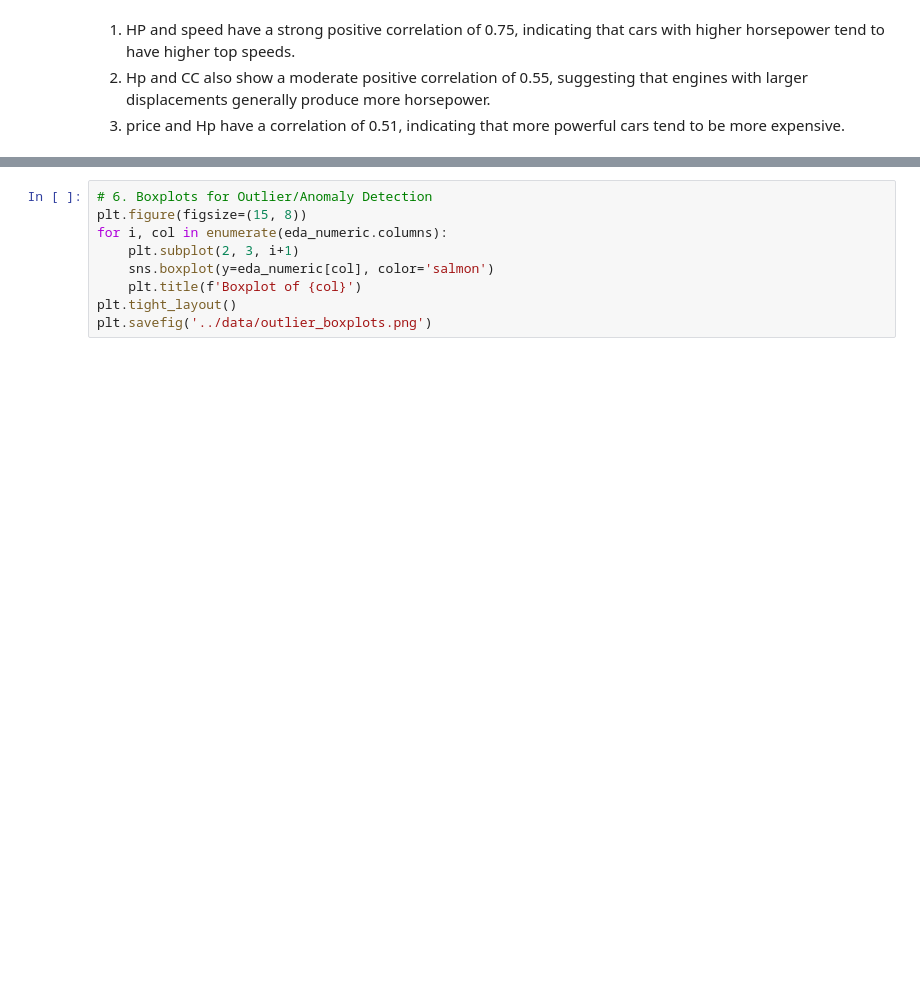
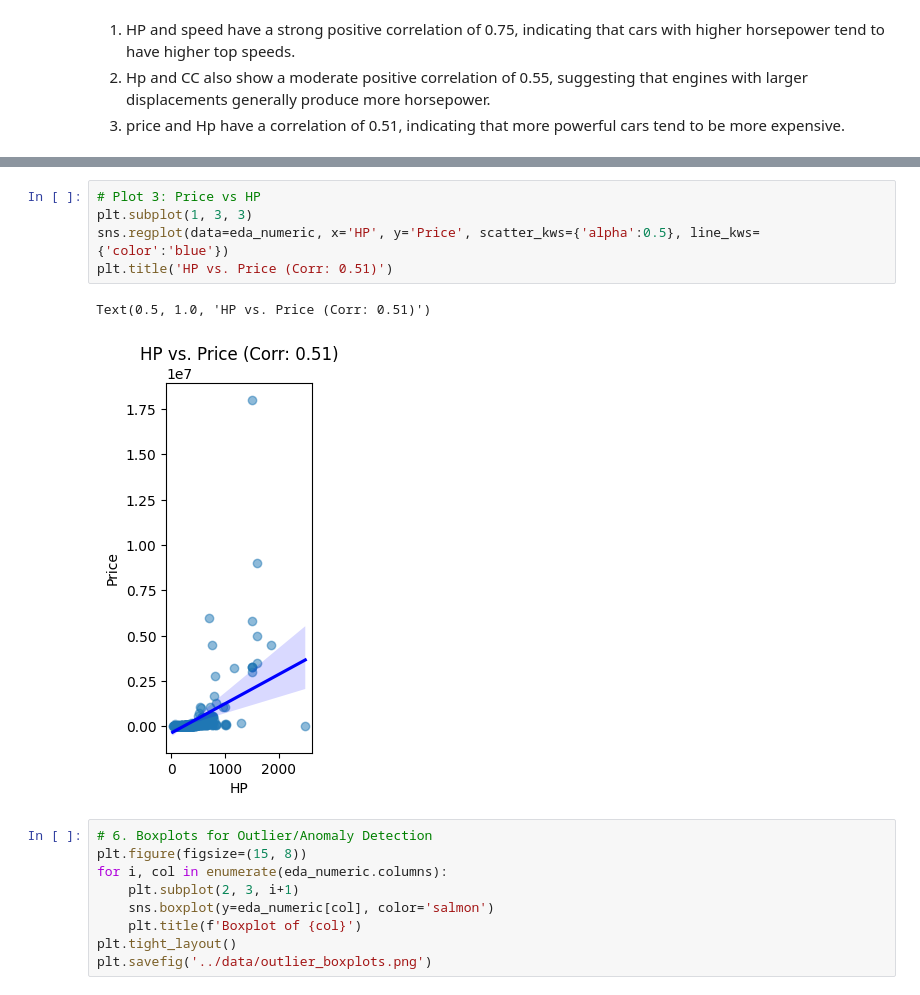
Before and after one commit to orbimatrix/Cars-Collection-DS, a Jupyter notebook: notebooks/EDA.ipynb, the cells around one changed output, grey strips where cells are left out. Cells and saved outputs as stored; diff of their text form; blank space fills up the shorter version.

```diff
--- a/notebooks/EDA.ipynb
+++ b/notebooks/EDA.ipynb
@@ -171,3 +191,11 @@ Torque                                  1    0.082102
+# %%
+# Plot 3: Price vs HP
+plt.subplot(1, 3, 3)
+sns.regplot(data=eda_numeric, x='HP', y='Price', scatter_kws={'alpha':0.5}, line_kws={'color':'blue'})
+plt.title('HP vs. Price (Corr: 0.51)')
+# %% [output]
+Text(0.5, 1.0, 'HP vs. Price (Corr: 0.51)')
+[figure, added]
 # %%
 # 6. Boxplots for Outlier/Anomaly Detection
 plt.figure(figsize=(15, 8))
```
Also changed, not shown: parts of 7 cells of this notebook, 5 other files.
